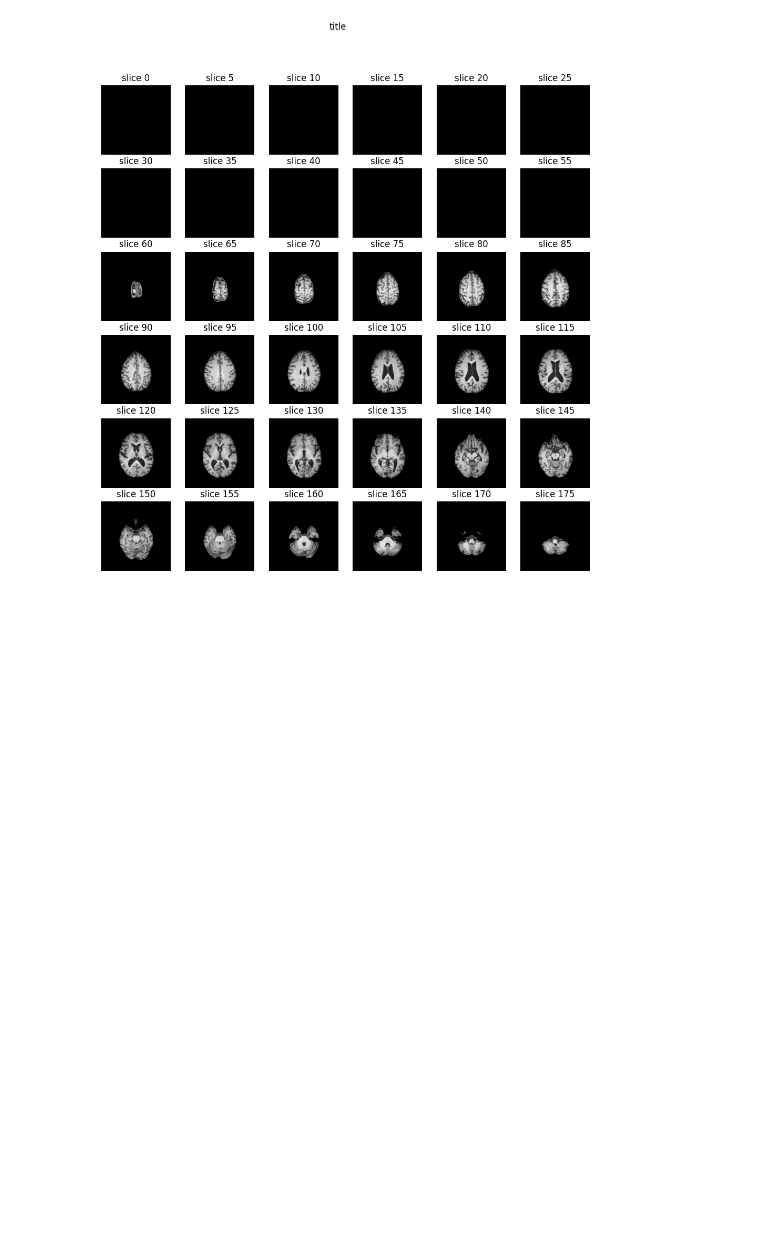
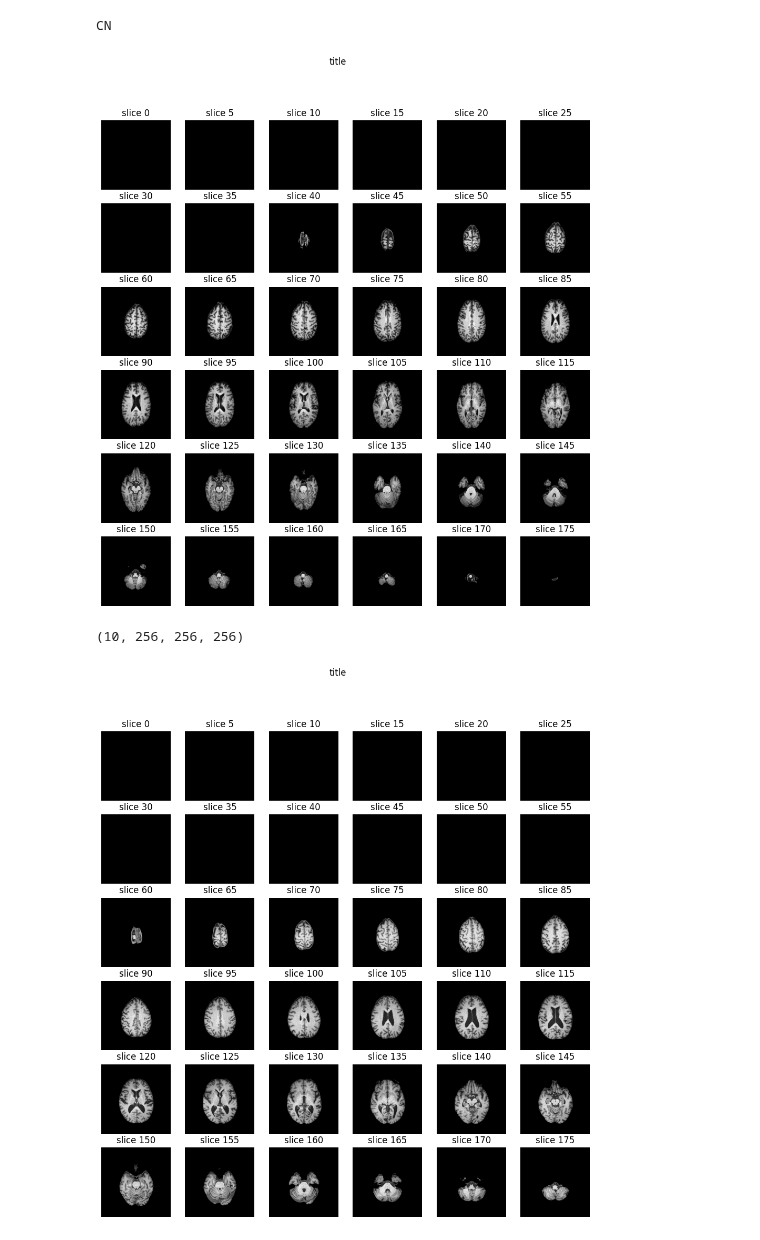
Before and after one commit to tourbut/BrainMR_MCI, a Jupyter notebook: notebook_main.ipynb, the cells around one changed output. Saved outputs shown, nothing was run; the diff lists cells and outputs as text; code cells hidden in the pictures; blank space fills up the shorter version.

Commit message:
torch dataset 적용

```diff
--- a/notebook_main.ipynb
+++ b/notebook_main.ipynb
@@ -7,6 +7,15 @@ import preprocessing
 config = utils.load_config()
 # %%
 df_dataset = pd.read_csv(config['PATH_DATASET_CSV'])
+X_train,X_test,y_train,y_test = dataloader.dataset_split(df_dataset)
+# %%
+dataset=dataloader.MRIDataset(X_train,y_train)
+# %%
+print(dataset.__getitem__(0)[1])
+utils.stack_plot(dataset.__getitem__(0)[0])
+# %% [output]
+CN
+[figure, added]
 # %%
 df_dataset = df_dataset.dropna()
 
@@ -16,3 +25,7 @@ img_dataset = dataloader.load_dataset(X_train[:10],preprocess=True)
+# %%
+img_dataset.shape
+# %% [output]
+(10, 256, 256, 256)
 # %%
 utils.stack_plot(img_dataset[0])
 # %% [output]
```
Also changed, not shown: parts of 1 cell of this notebook, 1 other file.
